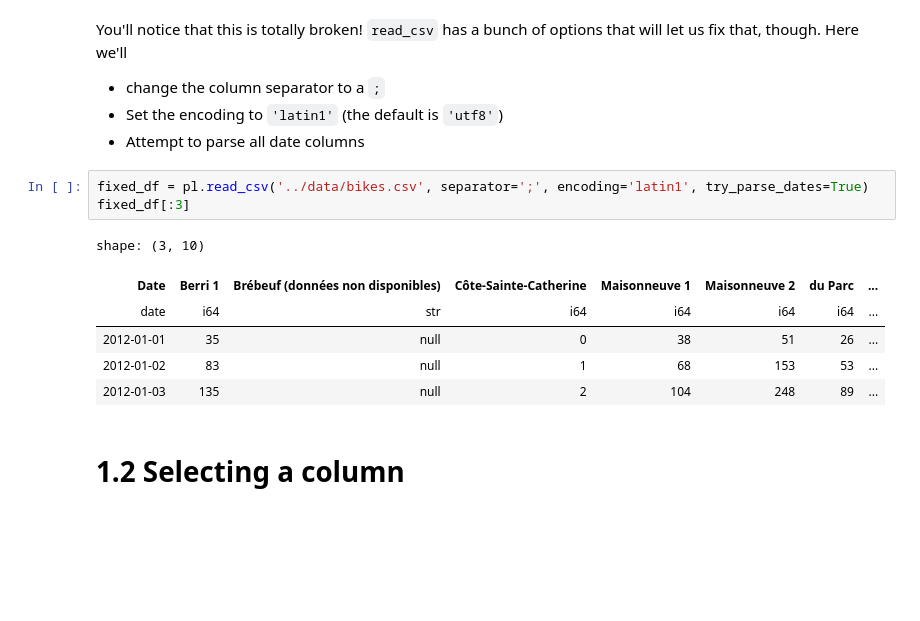
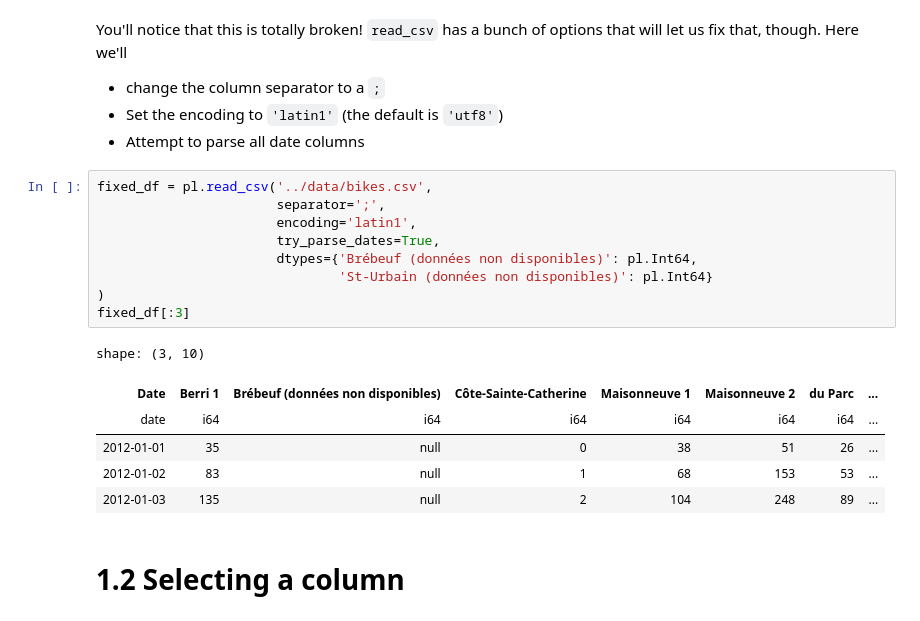
Before and after one commit to escobar-west/pandas-cookbook, a Jupyter notebook: cookbook_polars/Chapter 1 - Reading from a CSV.ipynb, the cells around one changed output. Saved outputs shown, nothing was run; the diff lists cells and outputs as text; blank space fills up the shorter version.

```diff
--- a/cookbook_polars/Chapter 1 - Reading from a CSV.ipynb
+++ b/cookbook_polars/Chapter 1 - Reading from a CSV.ipynb
@@ -36,12 +36,18 @@ You'll notice that this is totally broken! `read_csv` has a bunch of options tha
 * Set the encoding to `'latin1'` (the default is `'utf8'`)
 * Attempt to parse all date columns
 # %%
-fixed_df = pl.read_csv('../data/bikes.csv', separator=';', encoding='latin1', try_parse_dates=True)
+fixed_df = pl.read_csv('../data/bikes.csv',
+                       separator=';',
+                       encoding='latin1',
+                       try_parse_dates=True,
+                       dtypes={'Brébeuf (données non disponibles)': pl.Int64,
+                               'St-Urbain (données non disponibles)': pl.Int64}
+)
 fixed_df[:3]
 # %% [output]
 shape: (3, 10)
 | Date | Berri 1 | Brébeuf (données non disponibles) | Côte-Sainte-Catherine | Maisonneuve 1 | Maisonneuve 2 | du Parc | ... |
-| date | i64 | str | i64 | i64 | i64 | i64 | ... |
+| date | i64 | i64 | i64 | i64 | i64 | i64 | ... |
 | 2012-01-01 | 35 | null | 0 | 38 | 51 | 26 | ... |
 | 2012-01-02 | 83 | null | 1 | 68 | 153 | 53 | ... |
 | 2012-01-03 | 135 | null | 2 | 104 | 248 | 89 | ... |
```
Also changed, not shown: parts of 1 cell of this notebook, 9 other files.
